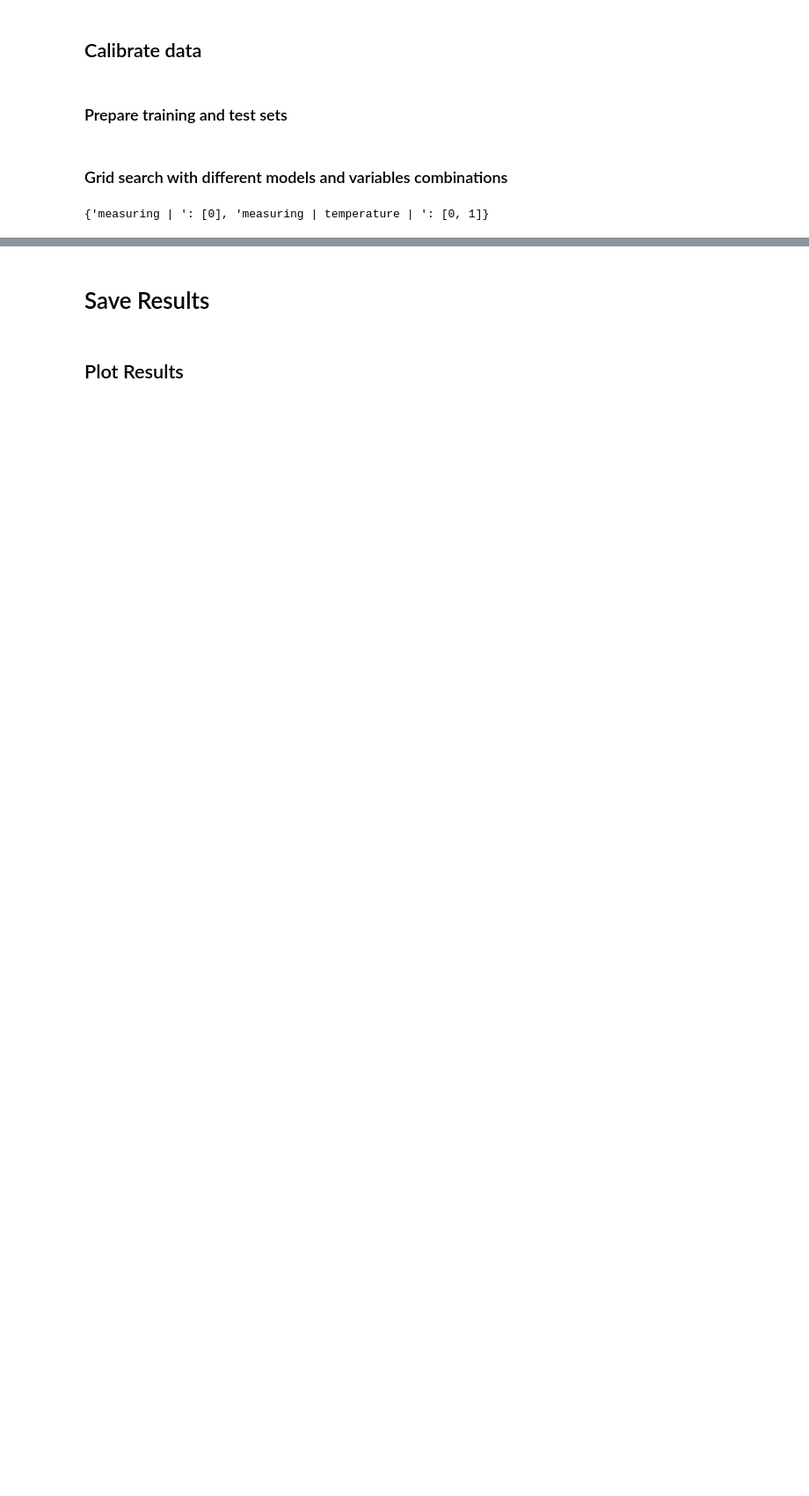
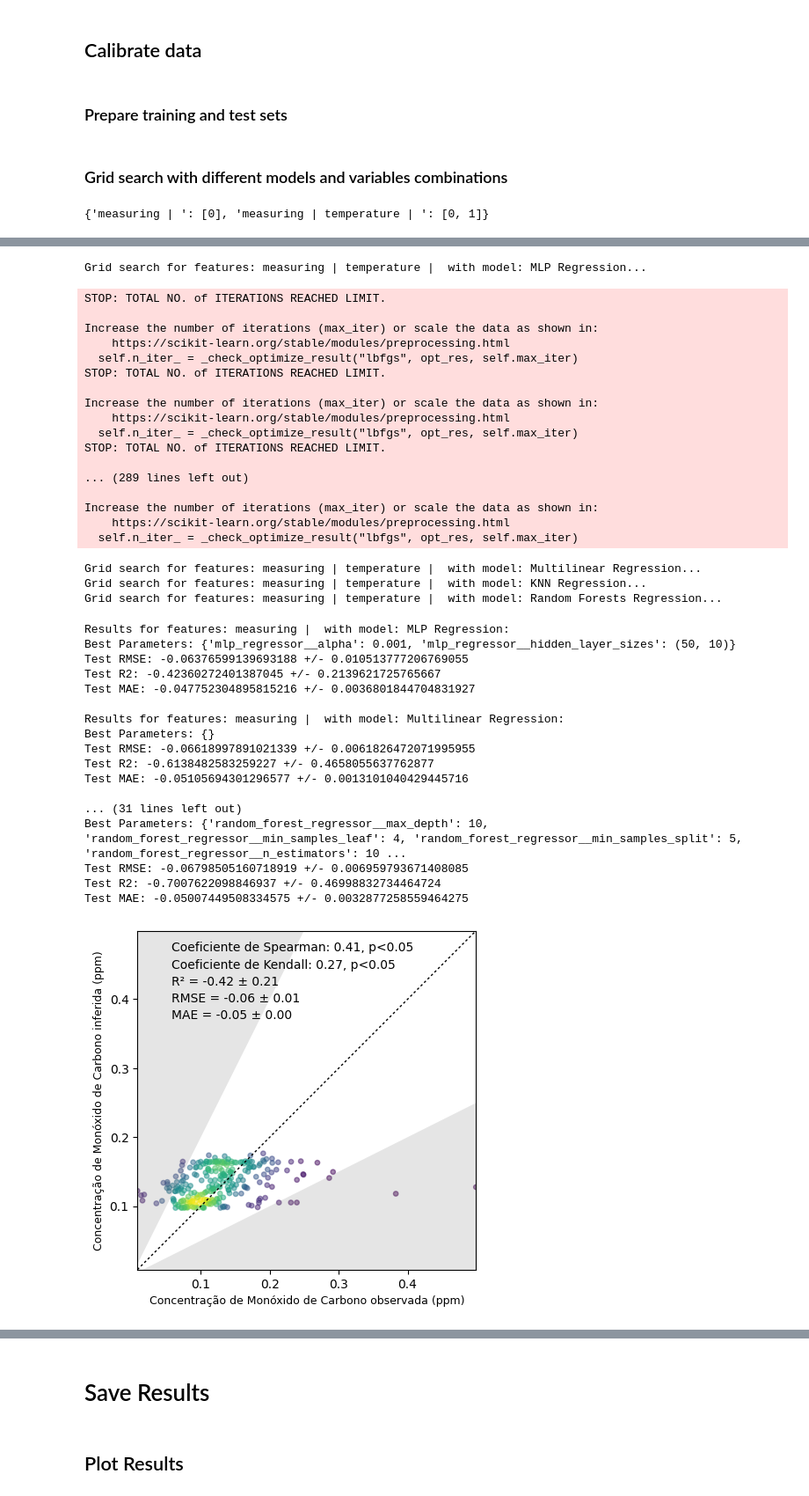
Before and after one commit to campofernando/lcqar-low-cost-monit-proc, a Jupyter notebook: data-processing/CO_reference_and_sensor_data_with_temp.ipynb, the cells around one changed output, grey strips where cells are left out. Shown at 88% size. Cells and saved outputs as stored; diff of their text form; code cells hidden in the pictures; blank space fills up the shorter version.

```diff
--- a/data-processing/CO_reference_and_sensor_data_with_temp.ipynb
+++ b/data-processing/CO_reference_and_sensor_data_with_temp.ipynb
@@ -236,8 +393,6 @@ from sklearn.ensemble import RandomForestRegressor
 from sklearn.model_selection import GridSearchCV
 from sklearn.preprocessing import StandardScaler
 from sklearn.pipeline import Pipeline
-from sklearn.metrics import mean_squared_error
-import numpy as np
 
 models = {
     'MLP Regression': (
@@ -290,7 +445,7 @@ for features_set, subset in feature_subsets.items():
         print(f"Grid search for features: {features_set} with model: {model_name}...")
 
         pipeline = Pipeline([
-            # ('scaler', StandardScaler()),
+            ('scaler', StandardScaler()),
             model
         ])
 
@@ -310,6 +465,8 @@ for features_set, subset in feature_subsets.items():
         r2 = cross_validation['test_r2']
         rmse = cross_validation['test_neg_root_mean_squared_error']
         mae = cross_validation['test_neg_mean_absolute_error']
+
+        plot_predictions_and_observations(y_test.flatten(), y_pred.flatten(), r2=r2, rmse=rmse, mae=mae, file_name=model_name+features_set)
 
         model_results[model_name] = {
             'Best Model': best_model,
@@ -343,3 +500,4 @@ for feature_set, models in results.items():
         print(f"Test RMSE: {result['Test RMSE'].mean()} +/- {result['Test RMSE'].std()}")
         print(f"Test R2: {result['Test R2'].mean()} +/- {result['Test R2'].std()}")
         print(f"Test MAE: {result['Test MAE'].mean()} +/- {result['Test MAE'].std()}")
+# %% [output]
@@ -345,0 +508,39 @@ for feature_set, models in results.items():
+Grid search for features: measuring | temperature |  with model: MLP Regression...
+STOP: TOTAL NO. of ITERATIONS REACHED LIMIT.
+
+Increase the number of iterations (max_iter) or scale the data as shown in:
+    https://scikit-learn.org/stable/modules/preprocessing.html
+  self.n_iter_ = _check_optimize_result("lbfgs", opt_res, self.max_iter)
+STOP: TOTAL NO. of ITERATIONS REACHED LIMIT.
+
+Increase the number of iterations (max_iter) or scale the data as shown in:
+    https://scikit-learn.org/stable/modules/preprocessing.html
+  self.n_iter_ = _check_optimize_result("lbfgs", opt_res, self.max_iter)
+STOP: TOTAL NO. of ITERATIONS REACHED LIMIT.
+
+... (289 lines left out)
+
+Increase the number of iterations (max_iter) or scale the data as shown in:
+    https://scikit-learn.org/stable/modules/preprocessing.html
+  self.n_iter_ = _check_optimize_result("lbfgs", opt_res, self.max_iter)
+Grid search for features: measuring | temperature |  with model: Multilinear Regression...
+Grid search for features: measuring | temperature |  with model: KNN Regression...
+Grid search for features: measuring | temperature |  with model: Random Forests Regression...
+Results for features: measuring |  with model: MLP Regression:
+Best Parameters: {'mlp_regressor__alpha': 0.001, 'mlp_regressor__hidden_layer_sizes': (50, 10)}
+Test RMSE: -0.06376599139693188 +/- 0.010513777206769055
+Test R2: -0.42360272401387045 +/- 0.2139621725765667
+Test MAE: -0.047752304895815216 +/- 0.0036801844704831927
+
+Results for features: measuring |  with model: Multilinear Regression:
+Best Parameters: {}
+Test RMSE: -0.06618997891021339 +/- 0.0061826472071995955
+Test R2: -0.6138482583259227 +/- 0.4658055637762877
+Test MAE: -0.05105694301296577 +/- 0.0013101040429445716
+
+... (31 lines left out)
+Best Parameters: {'random_forest_regressor__max_depth': 10, 'random_forest_regressor__min_samples_leaf': 4, 'random_forest_regressor__min_samples_split': 5, 'random_forest_regressor__n_estimators': 10 ...
+Test RMSE: -0.06798505160718919 +/- 0.006959793671408085
+Test R2: -0.7007622098846937 +/- 0.46998832734464724
+Test MAE: -0.05007449508334575 +/- 0.0032877258559464275
+[figure, added]
```
Also changed, not shown: parts of 8 cells of this notebook, 18 other files.
